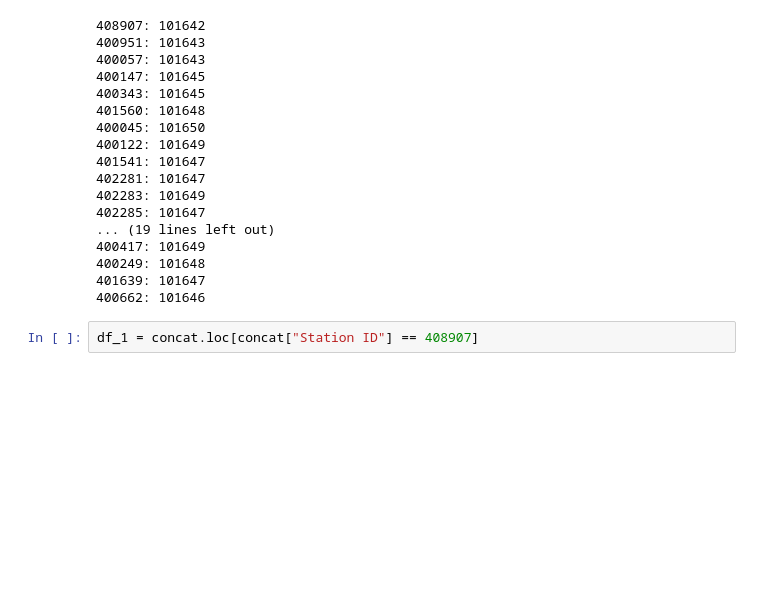
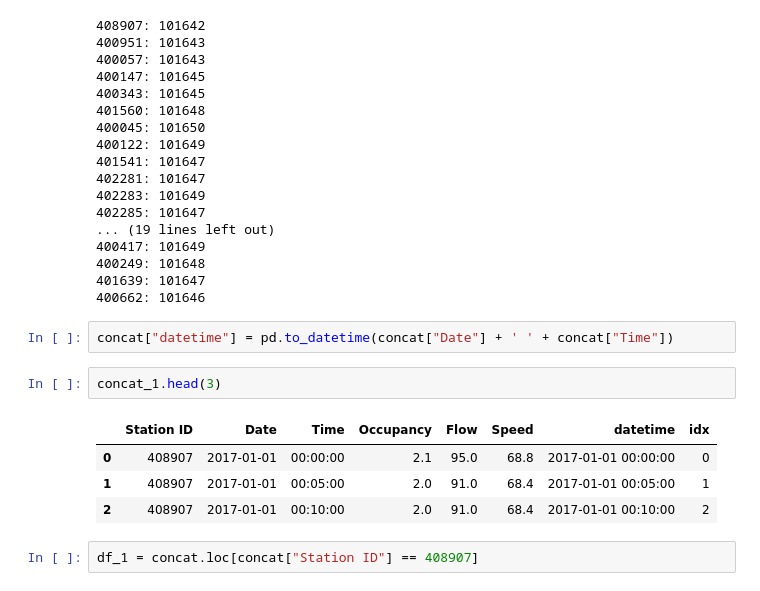
Before and after one commit to hy-lei/A-Hybrid-Approach-for-AID, a Jupyter notebook: filter_holes.ipynb, the cells around one changed output. Saved outputs shown, nothing was run; the diff lists cells and outputs as text; blank space fills up the shorter version.

```diff
--- a/filter_holes.ipynb
+++ b/filter_holes.ipynb
@@ -54,6 +54,15 @@ for station in stations:
 400249: 101648
 401639: 101647
 400662: 101646
+# %%
+concat["datetime"] = pd.to_datetime(concat["Date"] + ' ' + concat["Time"])
+# %%
+concat_1.head(3)
+# %% [output]
+|  | Station ID | Date | Time | Occupancy | Flow | Speed | datetime | idx |
+| 0 | 408907 | 2017-01-01 | 00:00:00 | 2.1 | 95.0 | 68.8 | 2017-01-01 00:00:00 | 0 |
+| 1 | 408907 | 2017-01-01 | 00:05:00 | 2.0 | 91.0 | 68.4 | 2017-01-01 00:05:00 | 1 |
+| 2 | 408907 | 2017-01-01 | 00:10:00 | 2.0 | 91.0 | 68.4 | 2017-01-01 00:10:00 | 2 |
 # %%
 df_1 = concat.loc[concat["Station ID"] == 408907]
 # %%
```
Also changed, not shown: parts of 5 cells of this notebook, 1 other file.
